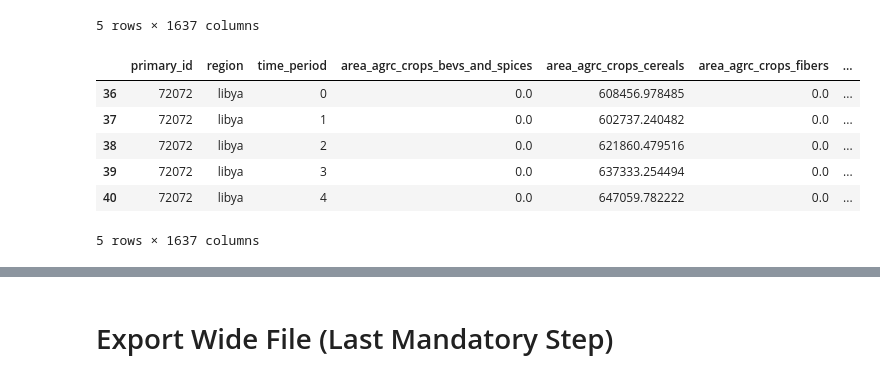
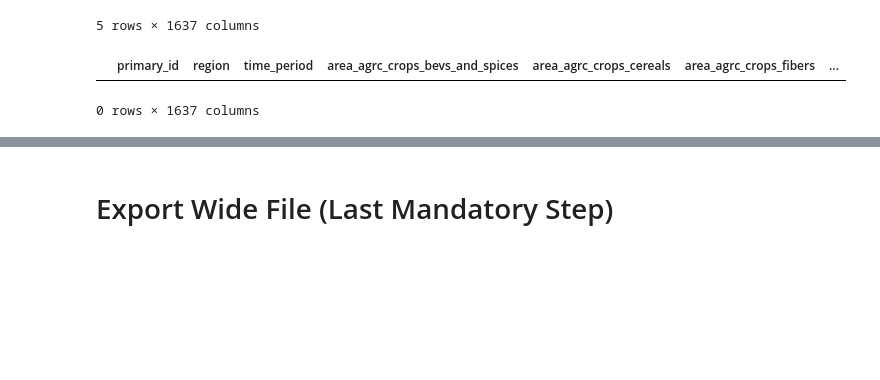
Before and after one commit to sisepuede-framework/ssp_libya, a Jupyter notebook: ssp_modeling/notebooks/libya_manager_wb.ipynb, the cells around one changed output, grey strips where cells are left out. Cells and saved outputs as stored; diff of their text form; code cells hidden in the pictures; blank space fills up the shorter version.

```diff
--- a/ssp_modeling/notebooks/libya_manager_wb.ipynb
+++ b/ssp_modeling/notebooks/libya_manager_wb.ipynb
@@ -607,13 +604,8 @@ df_out.head()
 | 4 | 0 | libya | 4 | 0.0 | 647059.782222 | 0.0 | ... |
 5 rows × 1637 columns
 # %%
-df_bau = df_out[df_out["primary_id"] == 72072]
-df_bau.head()
+df_lep = df_out[df_out["primary_id"] == 73073]
+df_lep.head()
 # %% [output]
 |  | primary_id | region | time_period | area_agrc_crops_bevs_and_spices | area_agrc_crops_cereals | area_agrc_crops_fibers | ... |
-| 36 | 72072 | libya | 0 | 0.0 | 608456.978485 | 0.0 | ... |
-| 37 | 72072 | libya | 1 | 0.0 | 602737.240482 | 0.0 | ... |
-| 38 | 72072 | libya | 2 | 0.0 | 621860.479516 | 0.0 | ... |
-| 39 | 72072 | libya | 3 | 0.0 | 637333.254494 | 0.0 | ... |
-| 40 | 72072 | libya | 4 | 0.0 | 647059.782222 | 0.0 | ... |
-5 rows × 1637 columns
+0 rows × 1637 columns
```
Also changed, not shown: parts of 23 cells of this notebook, 8 other files.
